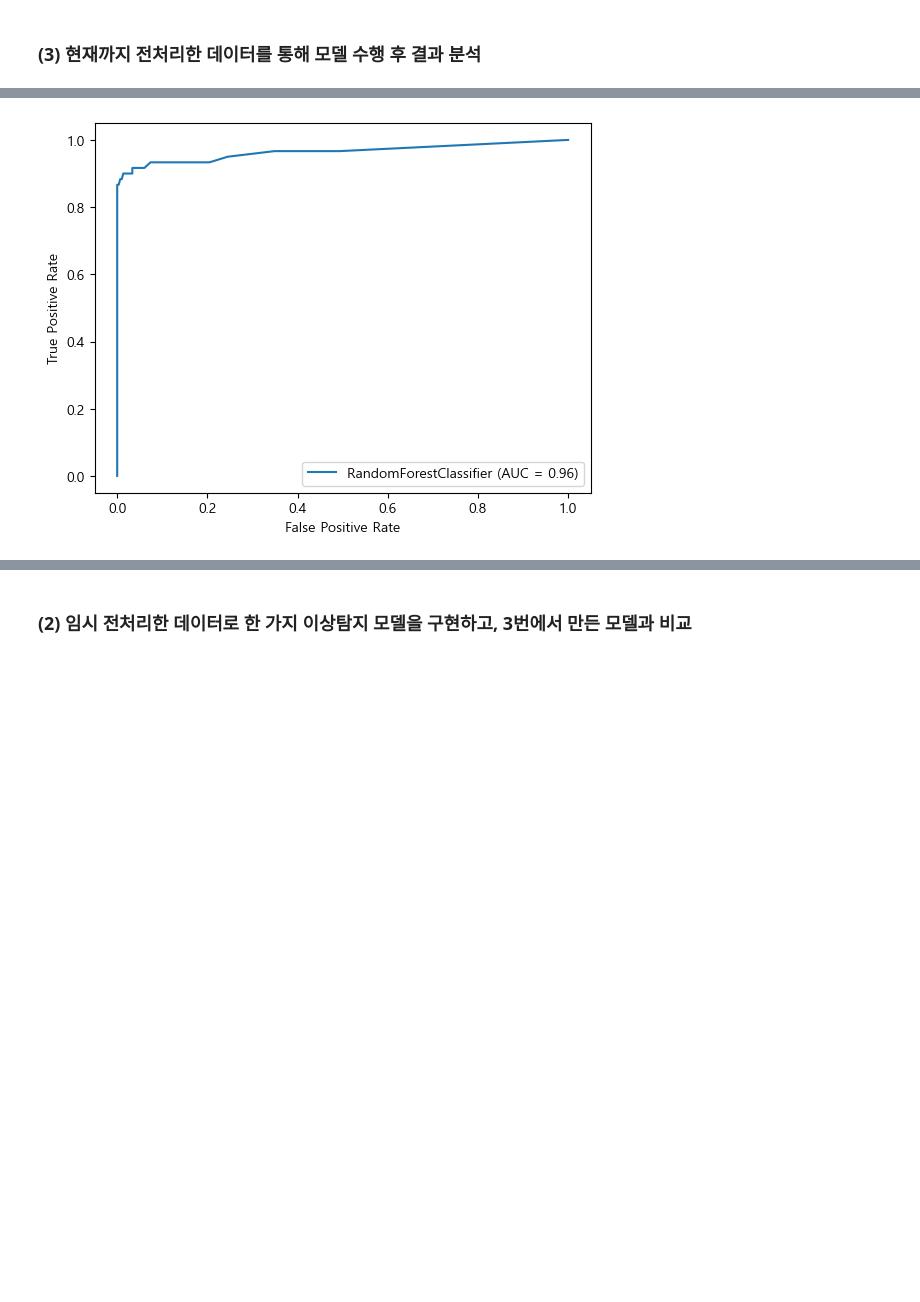
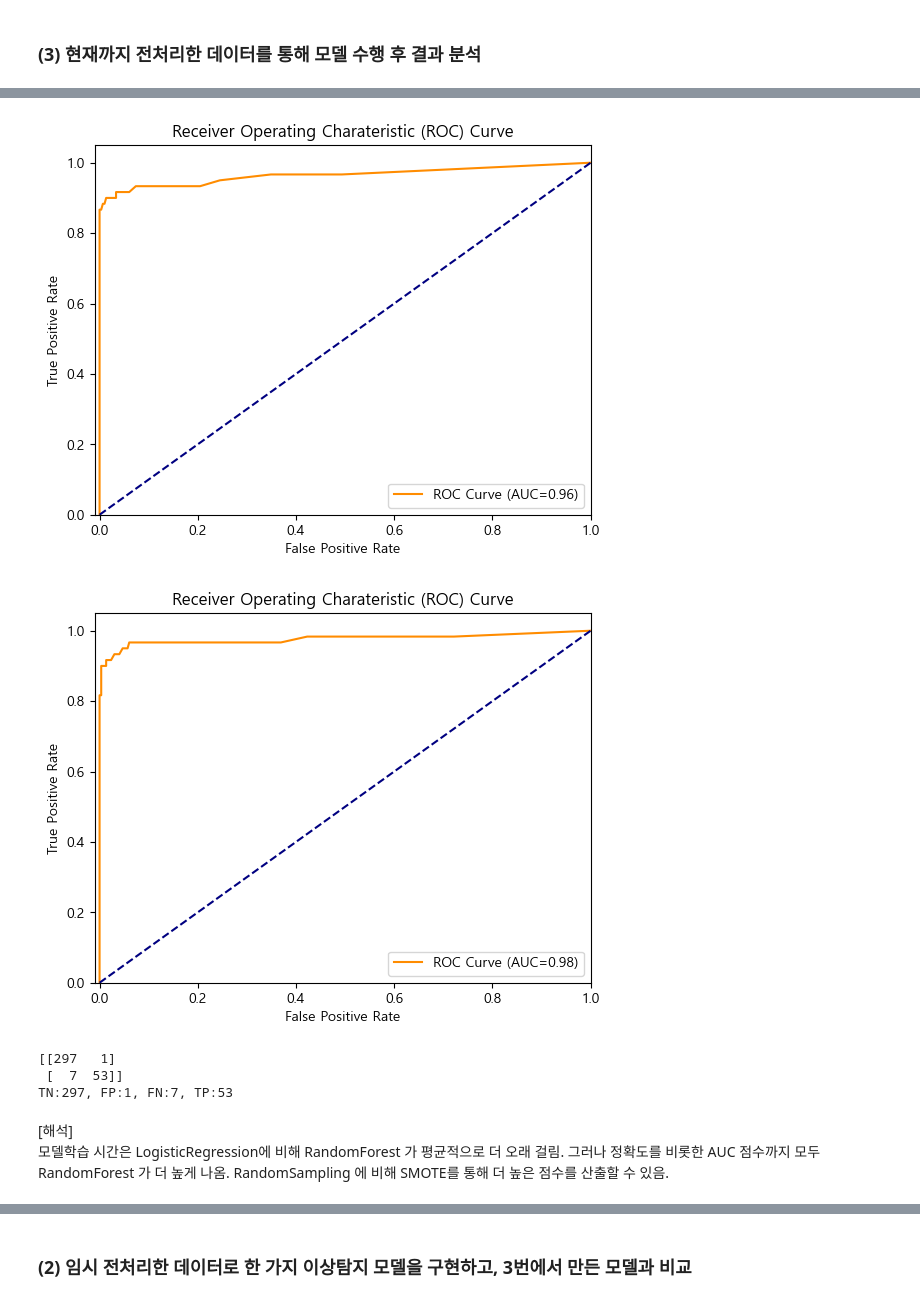
Before and after one commit to Park-Young-Bin/ADP_code, a Jupyter notebook: 27회 기출.ipynb, the cells around one changed output, grey strips where cells are left out. Drawn from its saved outputs; the diff is of its cells as text; code cells hidden in the pictures; blank space fills up the shorter version.

```diff
--- a/27회 기출.ipynb
+++ b/27회 기출.ipynb
@@ -354,0 +401,36 @@ plt.show()
+# %%
+import matplotlib.pyplot as plt
+from sklearn.metrics import roc_curve, auc
+
+def plot_roc(y_true, y_pred_prob) :
+    fpr, tpr, thresholds = roc_curve(y_true, y_pred_prob)
+    roc_auc = auc(fpr, tpr)
+
+    plt.plot(fpr, tpr, color='darkorange', label='ROC Curve (AUC=%0.2f)' % roc_auc)
+    plt.plot([0, 1], [0, 1], color='navy', linestyle='--')
+    plt.xlim([-0.01, 1.0])
+    plt.ylim([0.0, 1.05])
+    plt.xlabel('False Positive Rate')
+    plt.ylabel('True Positive Rate')
+    plt.title('Receiver Operating Charateristic (ROC) Curve')
+    plt.legend(loc='lower right')
+    plt.show()
+# %%
+from sklearn.linear_model import LogisticRegression
+from sklearn.ensemble import RandomForestClassifier
+
+lr = LogisticRegression(random_state=1)
+rf = RandomForestClassifier(random_state=1)
+
+# LR
+df_lr_org = evaluate_model(lr, X_train, y_train, X_test, y_test)
+df_lr_random = evaluate_model(lr, X_train_random, y_train_random, X_test, y_test)
+df_lr_smote = evaluate_model(lr, X_train_sm, y_train_sm, X_test, y_test)
+# RF
+df_rf_org = evaluate_model(rf, X_train, y_train, X_test, y_test)
+df_rf_random = evaluate_model(rf, X_train_random, y_train_random, X_test, y_test)
+df_rf_smote = evaluate_model(rf, X_train_sm, y_train_sm, X_test, y_test)
+
+df_result = pd.concat([df_lr_org, df_rf_org, df_lr_random, df_rf_random, df_lr_smote, df_rf_smote], axis=0)
+df_result.index=['LR_ORG', 'RF_ORG', 'LR_random', 'RF_random', 'LR_smote', 'RF_smote']
+display(df_result)
@@ -355,11 +445,35 @@ plt.show()
+# %%
+rf.fit(X_train, y_train)
+y_pred_prob = rf.predict_proba(X_test)[:, 1]
+plot_roc(y_test, y_pred_prob)
+
+rf.fit(X_train_sm, y_train_sm)
+y_pred_prob = rf.predict_proba(X_test)[:, 1]
+plot_roc(y_test, y_pred_prob)
+# %% [output]
+[figure, added]
+[figure, added]
+# %%
+from sklearn.metrics import confusion_matrix
+
+print(confusion_matrix(y_test, rf.predict(X_test)))
+
+tn, fp, fn, tp = confusion_matrix(y_test, rf.predict(X_test)).ravel()
+print(f'TN:{tn}, FP:{fp}, FN:{fn}, TP:{tp}')
+# %% [output]
+[[297   1]
+ [  7  53]]
+TN:297, FP:1, FN:7, TP:53
+# %% [markdown]
+[해석]
+모델학습 시간은 LogisticRegression에 비해 RandomForest 가 평균적으로 더 오래 걸림. 그러나 정확도를 비롯한 AUC 점수까지 모두 RandomForest 가 더 높게 나옴.
+RandomSampling 에 비해 SMOTE를 통해 더 높은 점수를 산출할 수 있음.
 # %%
-# 0. 원본 데이터 활용
-from sklearn.metrics import plot_roc_curve
-from sklearn.ensemble import RandomForestClassifier
-rf_clf = RandomForestClassifier(random_state=1)
-rf_clf.fit(X_train, y_train)
+# # 0. 원본 데이터 활용
+# from sklearn.metrics import plot_roc_curve
+# from sklearn.ensemble import RandomForestClassifier
+# rf_clf = RandomForestClassifier(random_state=1)
+# rf_clf.fit(X_train, y_train)
 
-plot_roc_curve(rf_clf, X_test, y_test);
+# plot_roc_curve(rf_clf, X_test, y_test);
-# %% [output]
-[figure, removed]
 # %%
```
Also changed, not shown: parts of 30 cells of this notebook.
